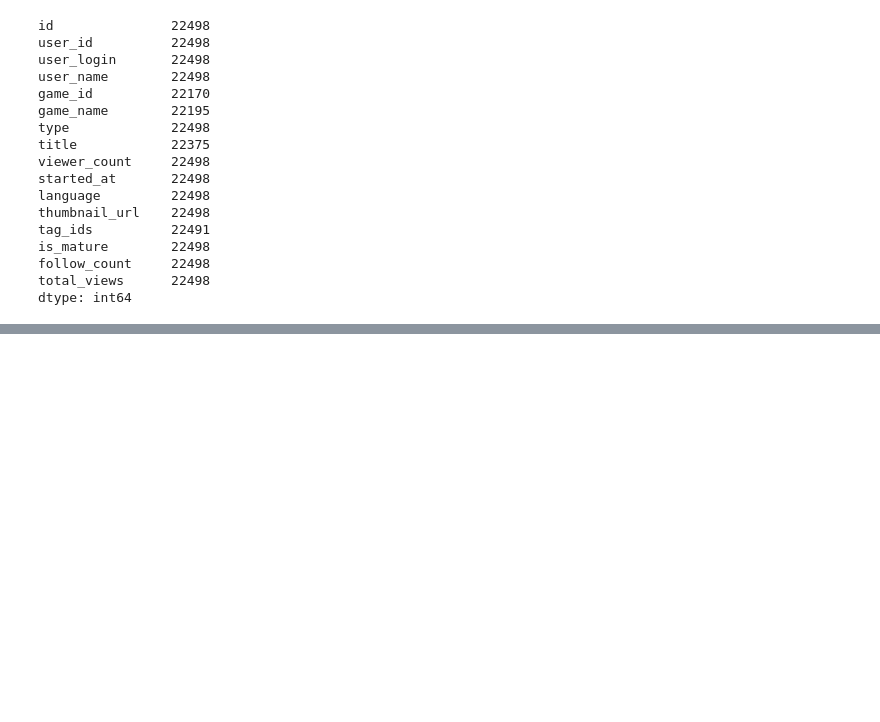
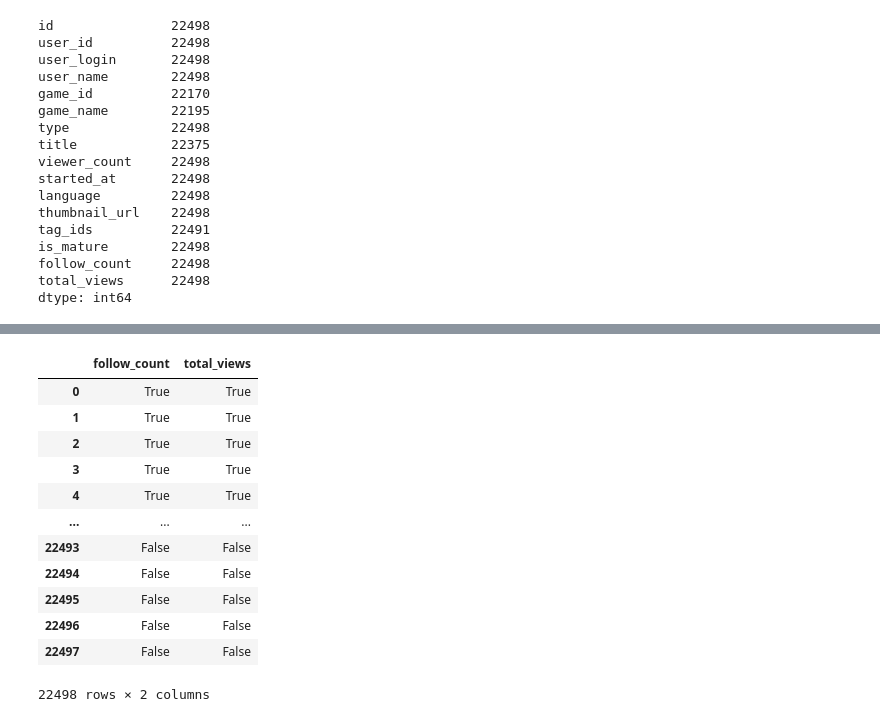
Before and after one commit to whysilon/SC1015proj, a Jupyter notebook: EDA_Twitch.ipynb, the cells around one changed output, grey strips where cells are left out. Drawn from its saved outputs; the diff is of its cells as text; code cells hidden in the pictures; blank space fills up the shorter version.

```diff
--- a/EDA_Twitch.ipynb
+++ b/EDA_Twitch.ipynb
@@ -374,0 +408,24 @@ sb.boxplot(data = es, orient = "h")
+# %%
+# Calculate the quartiles
+Q1 = targetData.quantile(0.25)
+Q3 = targetData.quantile(0.75)
+
+# Rule to identify outliers
+rule = ((targetData < (Q1 - 1.5 * (Q3 - Q1))) | (targetData > (Q3 + 1.5 * (Q3 - Q1))))
+
+# Check the dataframe rule
+rule
+# %% [output]
+|  | follow_count | total_views |
+| 0 | True | True |
+| 1 | True | True |
+| 2 | True | True |
+| 3 | True | True |
+| 4 | True | True |
+| ... | ... | ... |
+| 22493 | False | False |
+| 22494 | False | False |
+| 22495 | False | False |
+| 22496 | False | False |
+| 22497 | False | False |
+22498 rows × 2 columns
```
Also changed, not shown: parts of 31 cells of this notebook.
